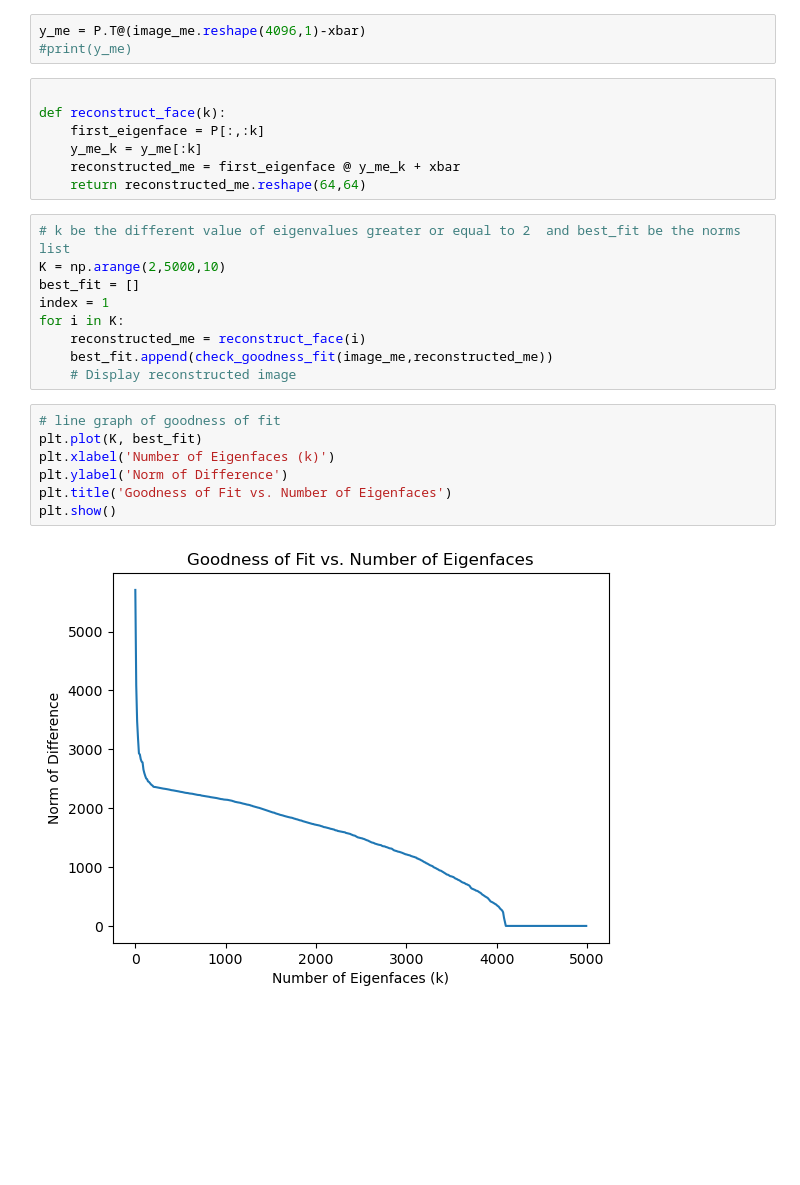
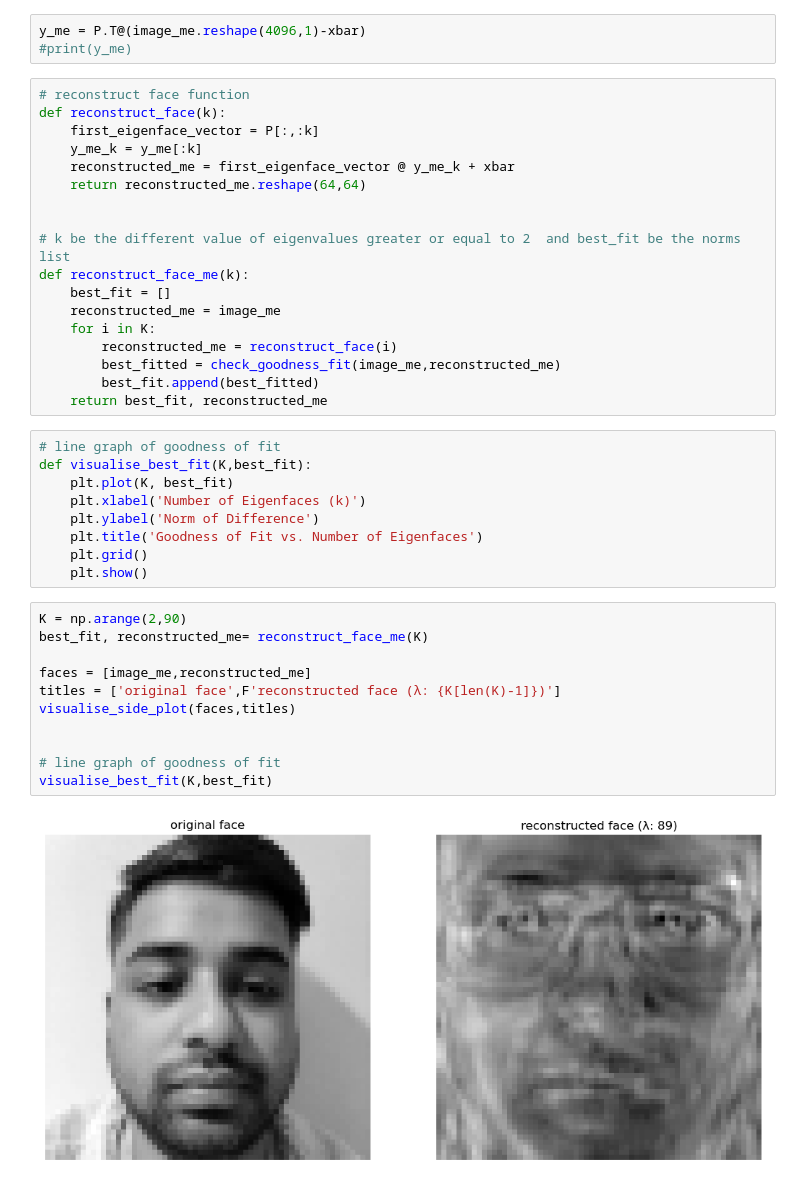
Before and after one commit to ShankarBhandari01/principal_of_data_science_assignments, a Jupyter notebook: data_science_work.ipynb, the cells around one changed output. Saved outputs shown, nothing was run; the diff lists cells and outputs as text; blank space fills up the shorter version.

```diff
--- a/data_science_work.ipynb
+++ b/data_science_work.ipynb
@@ -443,28 +456,43 @@ plt.axis("off")
 # %%
 y_me = P.T@(image_me.reshape(4096,1)-xbar)
 #print(y_me)
-# %%
-
-def reconstruct_face(k):
-    first_eigenface = P[:,:k]
-    y_me_k = y_me[:k]
-    reconstructed_me = first_eigenface @ y_me_k + xbar
-    return reconstructed_me.reshape(64,64)
 # %%
+# reconstruct face function
+def reconstruct_face(k):
+    first_eigenface_vector = P[:,:k]
+    y_me_k = y_me[:k]
+    reconstructed_me = first_eigenface_vector @ y_me_k + xbar
+    return reconstructed_me.reshape(64,64)
+
+
 # k be the different value of eigenvalues greater or equal to 2  and best_fit be the norms list
-K = np.arange(2,5000,10)
-best_fit = []
-index = 1
-for i in K:
-    reconstructed_me = reconstruct_face(i)
-    best_fit.append(check_goodness_fit(image_me,reconstructed_me))
-    # Display reconstructed image
+def reconstruct_face_me(k):
+    best_fit = []
+    reconstructed_me = image_me
+    for i in K:
+        reconstructed_me = reconstruct_face(i)
+        best_fitted = check_goodness_fit(image_me,reconstructed_me)
+        best_fit.append(best_fitted)
+    return best_fit, reconstructed_me
-# %%
-# line graph of goodness of fit
-plt.plot(K, best_fit)
-plt.xlabel('Number of Eigenfaces (k)')
-plt.ylabel('Norm of Difference')
-plt.title('Goodness of Fit vs. Number of Eigenfaces')
-plt.show()
-# %% [output]
-[figure, removed]
+# %%
+# line graph of goodness of fit
+def visualise_best_fit(K,best_fit):
+    plt.plot(K, best_fit)
+    plt.xlabel('Number of Eigenfaces (k)')
+    plt.ylabel('Norm of Difference')
+    plt.title('Goodness of Fit vs. Number of Eigenfaces')
+    plt.grid()
+    plt.show()
+# %%
+K = np.arange(2,90)
+best_fit, reconstructed_me= reconstruct_face_me(K)
+
+faces = [image_me,reconstructed_me]
+titles = ['original face',F'reconstructed face (λ: {K[len(K)-1]})']
+visualise_side_plot(faces,titles)
+
+
+# line graph of goodness of fit
+visualise_best_fit(K,best_fit)
+# %% [output]
+[figure, added]
```
Also changed, not shown: parts of 27 cells of this notebook, 1 other file.
